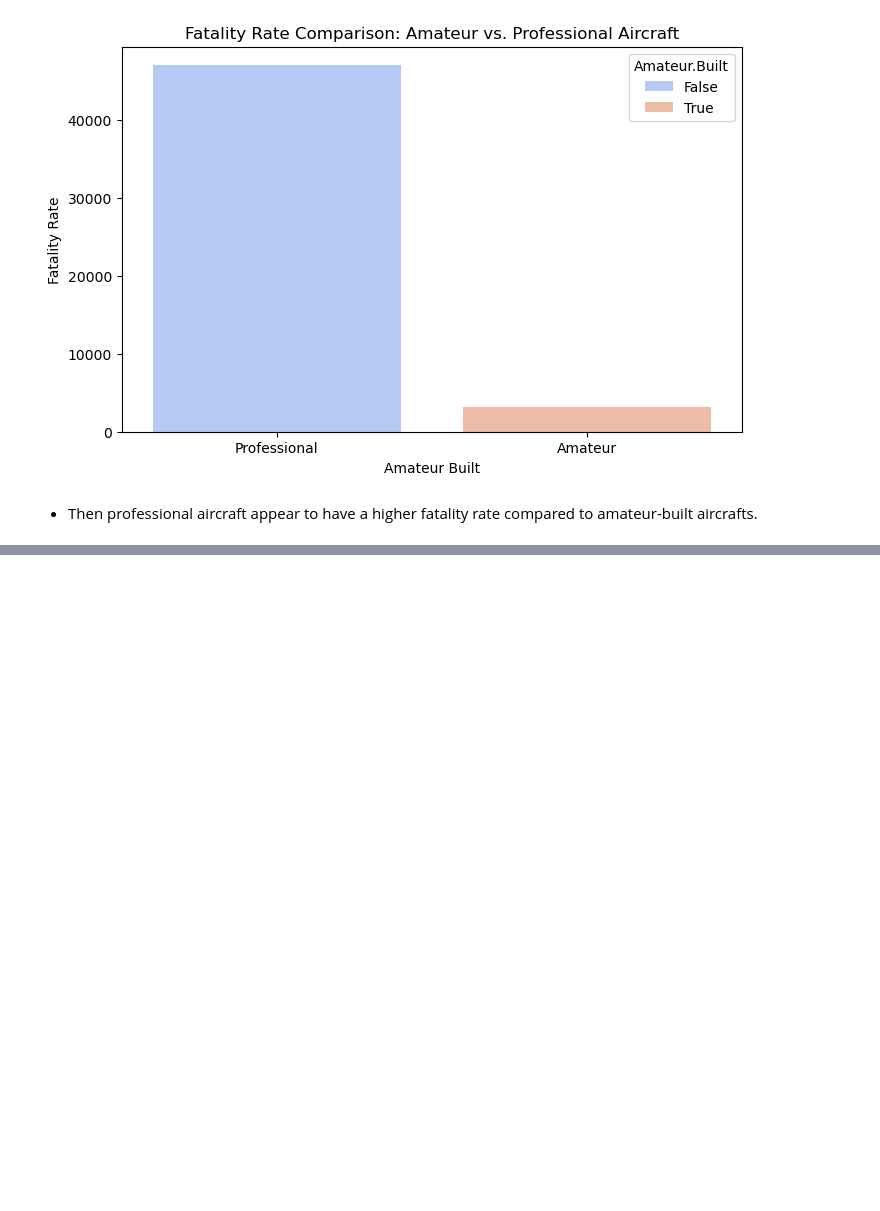
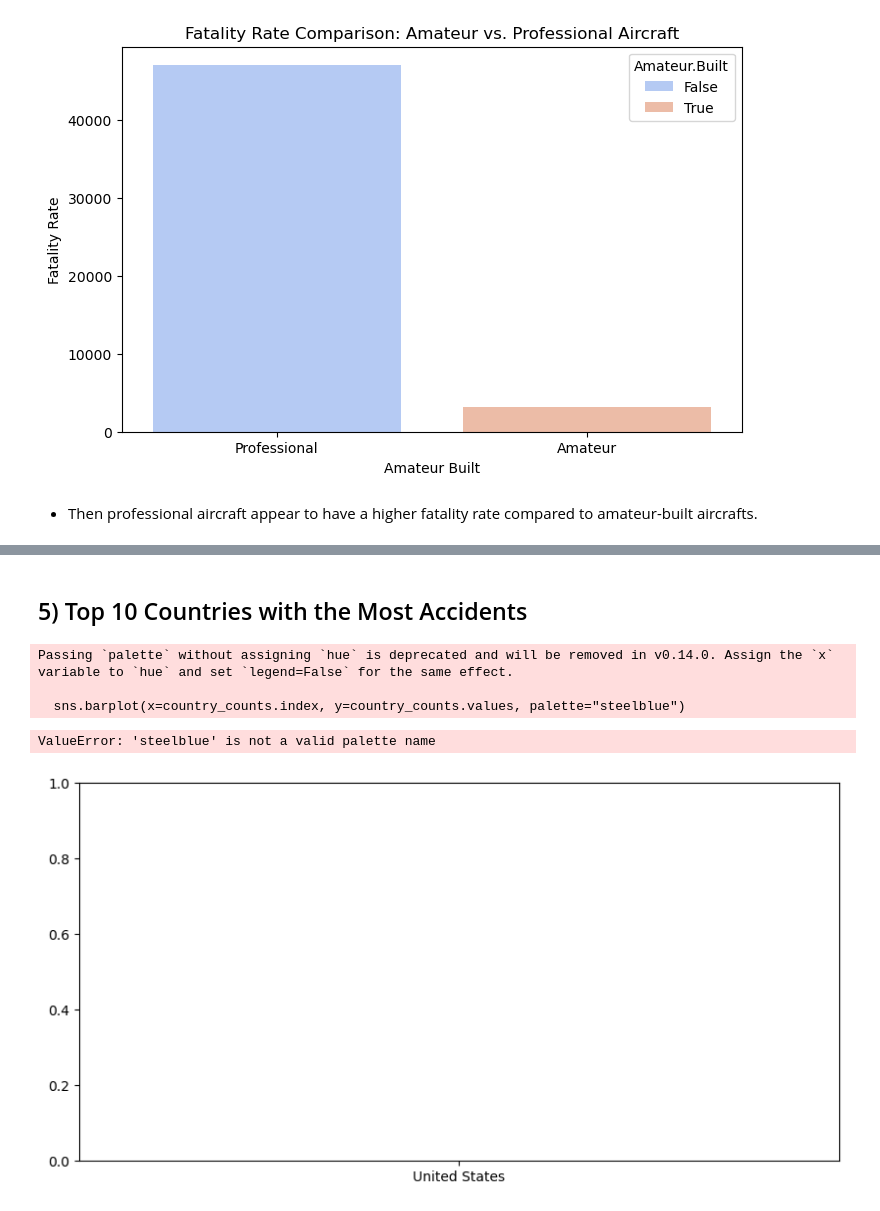
Before and after one commit to FAITHKAMANDE/AviData-Analytics, a Jupyter notebook: NoteBook.ipynb, the cells around one changed output, grey strips where cells are left out. Drawn from its saved outputs; the diff is of its cells as text; code cells hidden in the pictures; blank space fills up the shorter version.

```diff
--- a/NoteBook.ipynb
+++ b/NoteBook.ipynb
@@ -1092,0 +1130,18 @@ KeyError: 'Incident.Severity'
+# %% [markdown]
+## 5) Top 10 Countries with the Most Accidents
+# %%
+# Count of incidents per country
+country_counts = avidatacopy["Country"].value_counts().nlargest(5)
+
+plt.figure(figsize=(10, 5))
+sns.barplot(x=country_counts.index, y=country_counts.values, palette="steelblue")
+plt.title("Top 10 Countries with Most Aircraft Incidents")
+plt.xlabel("Country")
+plt.ylabel("Number of Incidents")
+plt.show()
+# %% [output]
+Passing `palette` without assigning `hue` is deprecated and will be removed in v0.14.0. Assign the `x` variable to `hue` and set `legend=False` for the same effect.
+
+  sns.barplot(x=country_counts.index, y=country_counts.values, palette="steelblue")
+ValueError: 'steelblue' is not a valid palette name
+[figure, added]
```
Also changed, not shown: parts of 10 cells of this notebook.
